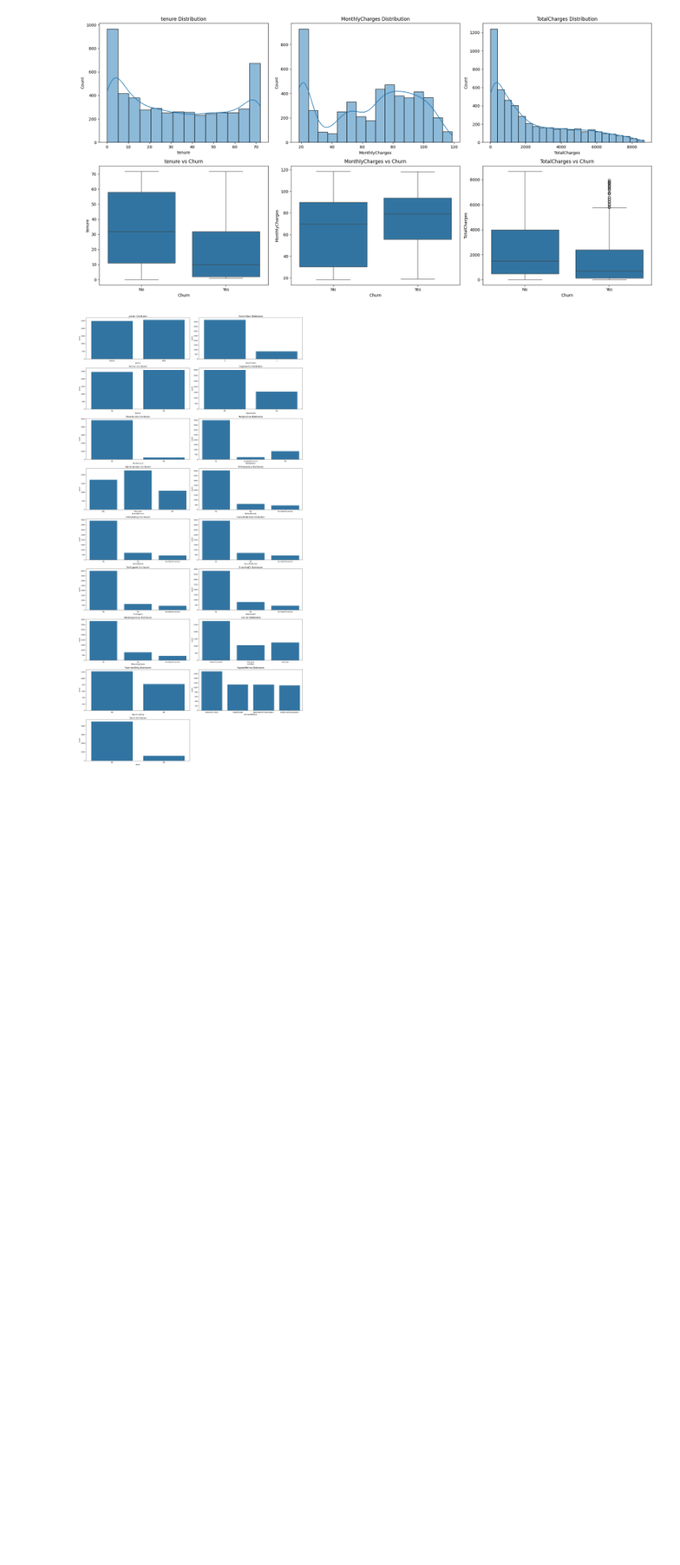
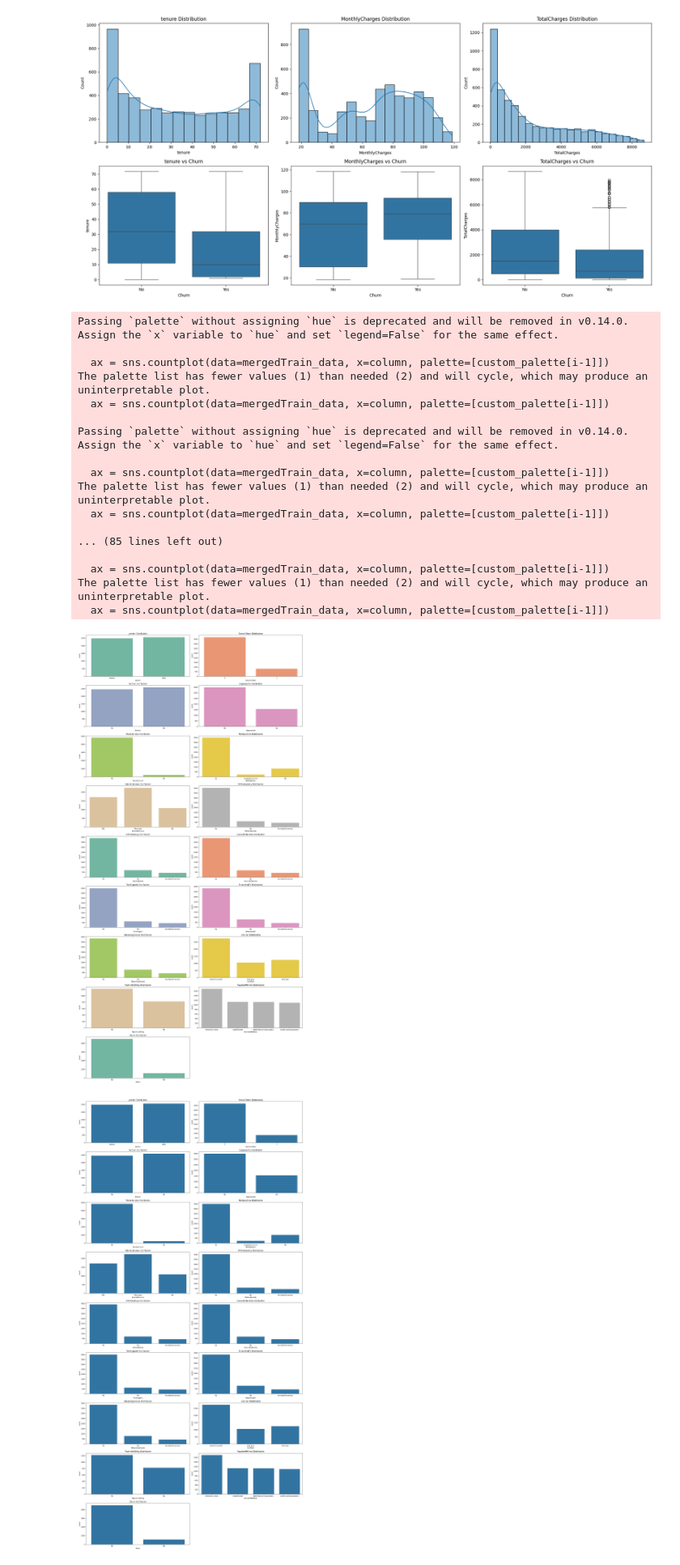
Before and after one commit to Cynthiachelangat/customer-churn, a Jupyter notebook: churn.ipynb, the cells around one changed output. Shown at 81% size. Saved outputs shown, nothing was run; the diff lists cells and outputs as text; code cells hidden in the pictures; blank space fills up the shorter version.

```diff
--- a/churn.ipynb
+++ b/churn.ipynb
@@ -209,6 +214,46 @@ plt.tight_layout()
 plt.show()
 # %% [output]
 [figure]
+# %%
+import matplotlib.pyplot as plt
+import seaborn as sns
+
+categorical_columns = ['gender', 'SeniorCitizen', 'Partner', 'Dependents', 'PhoneService',
+                       'MultipleLines', 'InternetService', 'OnlineSecurity', 'OnlineBackup',
+                       'DeviceProtection', 'TechSupport', 'StreamingTV', 'StreamingMovies',
+                       'Contract', 'PaperlessBilling', 'PaymentMethod', 'Churn']
+
+plt.figure(figsize=(20, 40))
+
+# Using a custom palette with seaborn color palette 'Set2'
+custom_palette = sns.color_palette('Set2', n_colors=len(categorical_columns))
+
+for i, column in enumerate(categorical_columns, 1):
+    plt.subplot(len(categorical_columns) // 2 + 1, 2, i)
+    ax = sns.countplot(data=mergedTrain_data, x=column, palette=[custom_palette[i-1]])
+    plt.title(f'{column} Distribution')
+
+plt.tight_layout()
+plt.show()
+# %% [output]
+Passing `palette` without assigning `hue` is deprecated and will be removed in v0.14.0. Assign the `x` variable to `hue` and set `legend=False` for the same effect.
+
+  ax = sns.countplot(data=mergedTrain_data, x=column, palette=[custom_palette[i-1]])
+The palette list has fewer values (1) than needed (2) and will cycle, which may produce an uninterpretable plot.
+  ax = sns.countplot(data=mergedTrain_data, x=column, palette=[custom_palette[i-1]])
+
+Passing `palette` without assigning `hue` is deprecated and will be removed in v0.14.0. Assign the `x` variable to `hue` and set `legend=False` for the same effect.
+
+  ax = sns.countplot(data=mergedTrain_data, x=column, palette=[custom_palette[i-1]])
+The palette list has fewer values (1) than needed (2) and will cycle, which may produce an uninterpretable plot.
+  ax = sns.countplot(data=mergedTrain_data, x=column, palette=[custom_palette[i-1]])
+
+... (85 lines left out)
+
+  ax = sns.countplot(data=mergedTrain_data, x=column, palette=[custom_palette[i-1]])
+The palette list has fewer values (1) than needed (2) and will cycle, which may produce an uninterpretable plot.
+  ax = sns.countplot(data=mergedTrain_data, x=column, palette=[custom_palette[i-1]])
+[figure, added]
 # %%
 categorical_columns = ['gender', 'SeniorCitizen', 'Partner', 'Dependents', 'PhoneService',
                        'MultipleLines', 'InternetService', 'OnlineSecurity', 'OnlineBackup',
```
Also changed, not shown: parts of 15 cells of this notebook.
